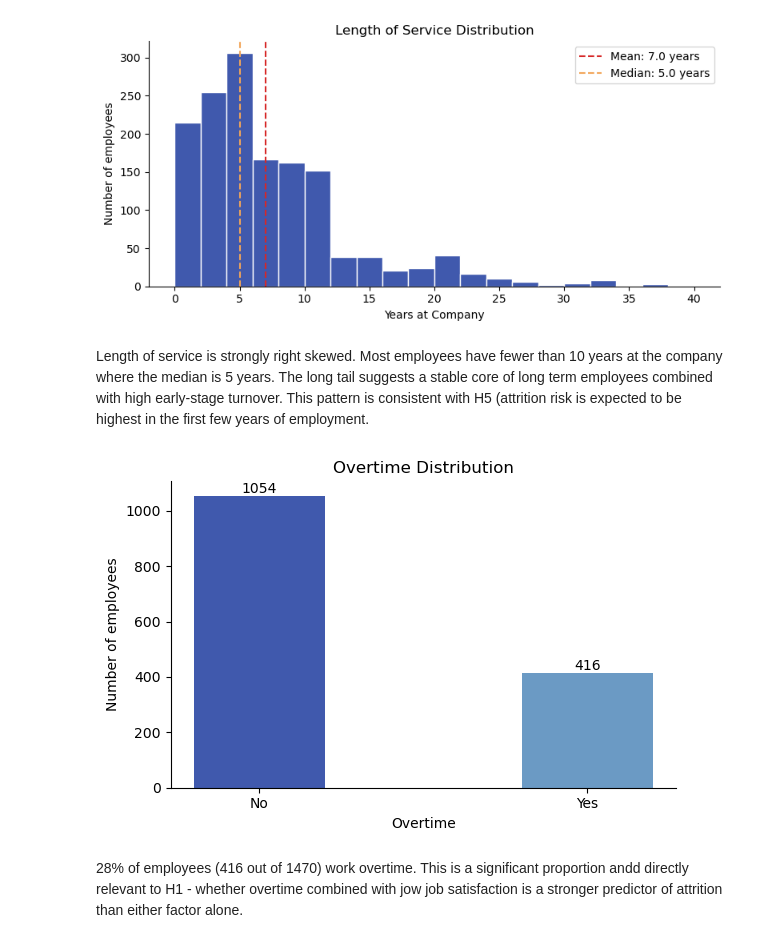
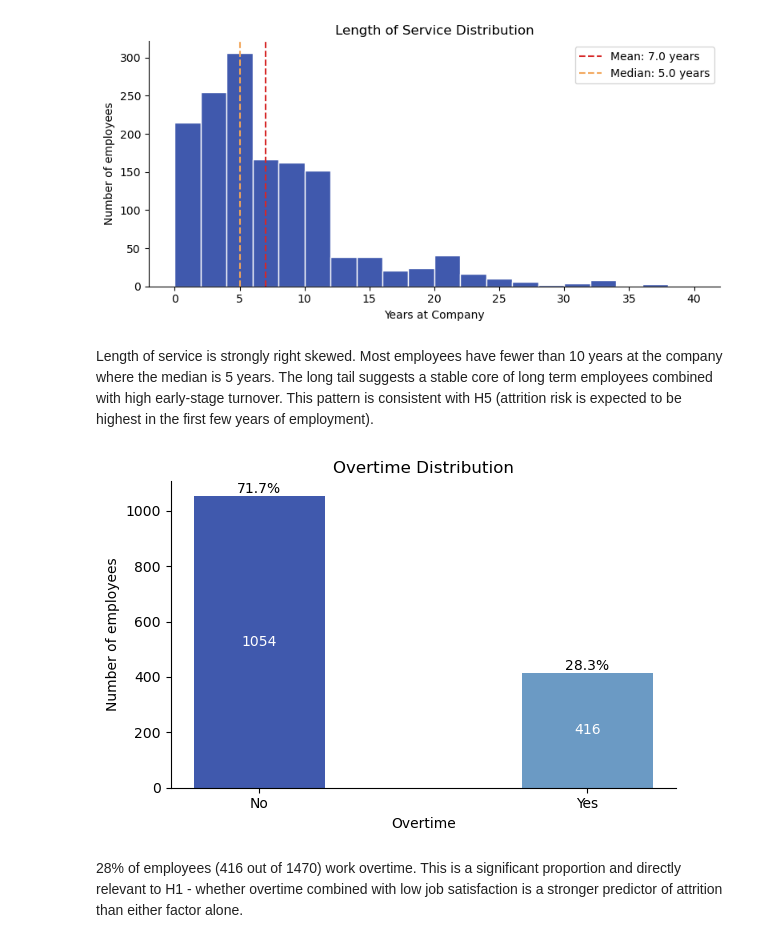
Before and after one commit to amanova1/why-employees-leave, a Jupyter notebook: why_employees_leave.ipynb, the cells around one changed output. Drawn from its saved outputs; the diff is of its cells as text; code cells hidden in the pictures.

```diff
--- a/why_employees_leave.ipynb
+++ b/why_employees_leave.ipynb
@@ -443,25 +443,31 @@ plt.show()
 # %% [output]
 [figure]
 # %% [markdown]
-Length of service is strongly right skewed. Most employees have fewer than 10 years at the company where the median is 5 years. The long tail suggests a stable core of long term employees combined with high early-stage turnover. This pattern is consistent with H5 (attrition risk is expected to be highest in the first few years of employment.
+Length of service is strongly right skewed. Most employees have fewer than 10 years at the company where the median is 5 years. The long tail suggests a stable core of long term employees combined with high early-stage turnover. This pattern is consistent with H5 (attrition risk is expected to be highest in the first few years of employment).
 # %%
 fig, ax = plt.subplots(figsize=(6, 4))
 
 overtime_counts = hr_data['OverTime'].value_counts()
-bars = ax.bar(overtime_counts.index, overtime_counts.values, color=['#4059AD', '#6B9AC4'], width=0.4)
+overtime_pct = overtime_counts / overtime_counts.sum() * 100
 
+bars = ax.bar(overtime_counts.index, overtime_counts.values,
+              color=['#4059AD', '#6B9AC4'], width=0.4)
 ax.set_title('Overtime Distribution')
 ax.set_xlabel('Overtime')
 ax.set_ylabel('Number of employees')
 ax.spines['top'].set_visible(False)
 ax.spines['right'].set_visible(False)
-for bar in bars:
+
+for bar, pct in zip(bars, overtime_pct.values):
+    ax.text(bar.get_x() + bar.get_width()/2, bar.get_height()/2,
+            str(int(bar.get_height())), ha='center', va='center',
+            fontsize=10, color='white')
     ax.text(bar.get_x() + bar.get_width()/2, bar.get_height() + 10,
-            str(int(bar.get_height())), ha='center', fontsize=10)
+            f'{pct:.1f}%', ha='center', fontsize=10)
 
 plt.tight_layout()
 plt.show()
 # %% [output]
-[figure, old version]
+[figure, new version]
 # %% [markdown]
-28% of employees (416 out of 1470) work overtime. This is a significant proportion andd directly relevant to H1 - whether overtime combined with jow job satisfaction is a stronger predictor of attrition than either factor alone.
+28% of employees (416 out of 1470) work overtime. This is a significant proportion and directly relevant to H1 - whether overtime combined with low job satisfaction is a stronger predictor of attrition than either factor alone.
```
Also changed, not shown: parts of 10 cells of this notebook.
